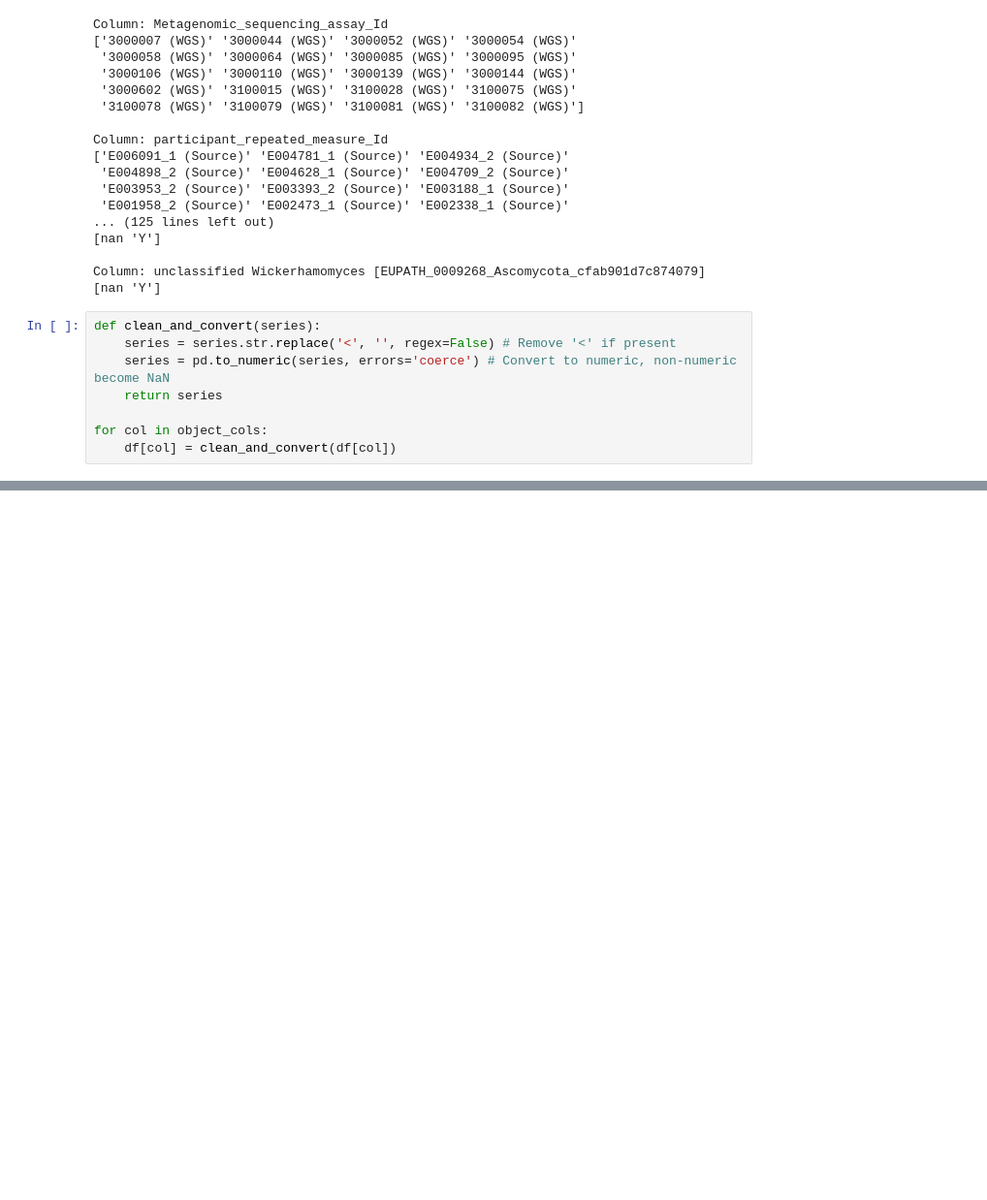
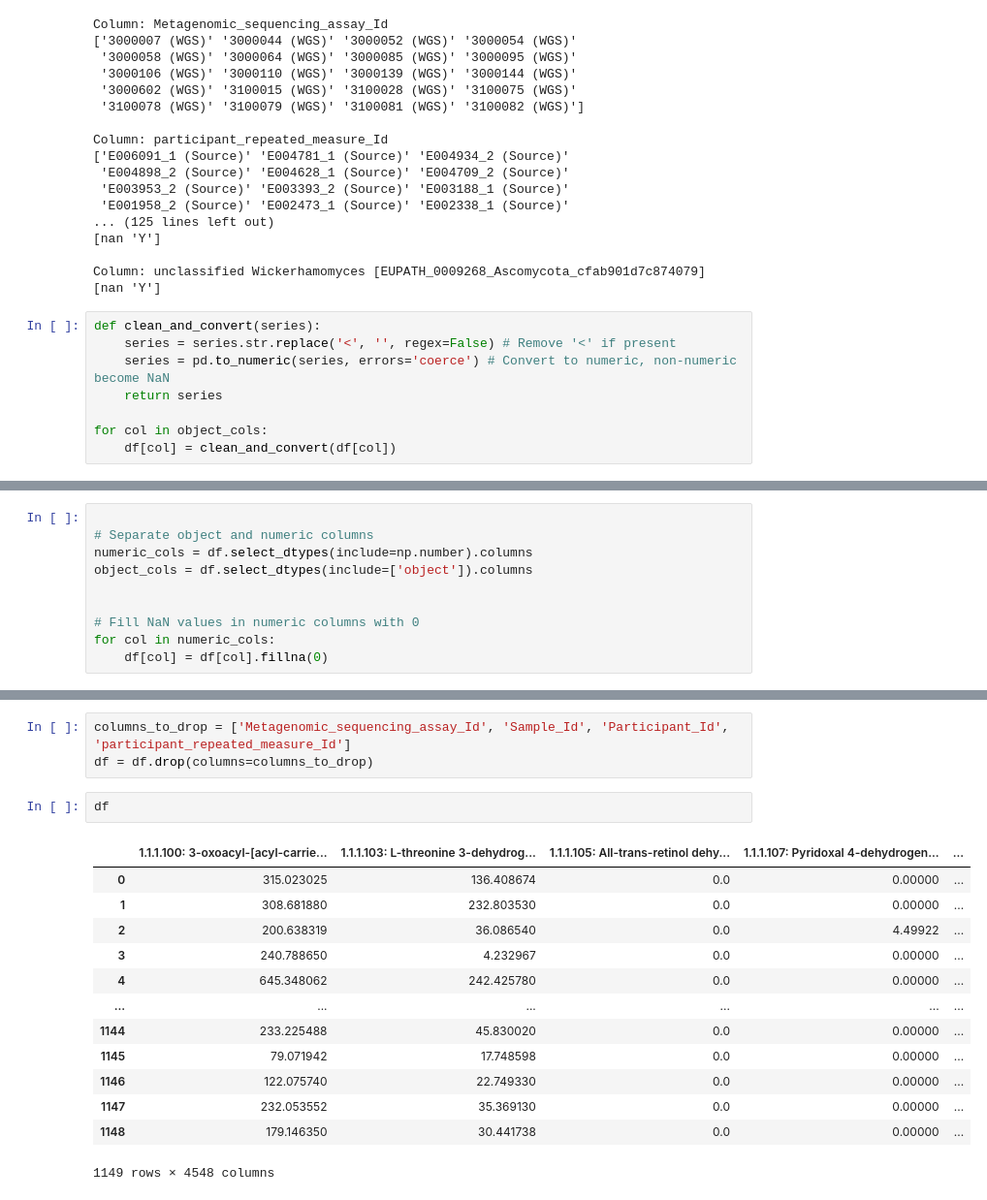
Before and after one commit to dnyaneshgawari63/16s_rRNA, a Jupyter notebook: EDA.ipynb, the cells around one changed output, grey strips where cells are left out. Shown at 97% size. Drawn from its saved outputs; the diff is of its cells as text; blank space fills up the shorter version.

```diff
--- a/EDA.ipynb
+++ b/EDA.ipynb
@@ -123,0 +129,10 @@ Warning: 'group_column' not found. Skipping box plots.
+# %%
+
+# Separate object and numeric columns
+numeric_cols = df.select_dtypes(include=np.number).columns
+object_cols = df.select_dtypes(include=['object']).columns
+
+
+# Fill NaN values in numeric columns with 0
+for col in numeric_cols:
+    df[col] = df[col].fillna(0)
@@ -123,0 +336,19 @@ Warning: 'group_column' not found. Skipping box plots.
+# %%
+columns_to_drop = ['Metagenomic_sequencing_assay_Id', 'Sample_Id', 'Participant_Id', 'participant_repeated_measure_Id']
+df = df.drop(columns=columns_to_drop)
+# %%
+df
+# %% [output]
+|  | 1.1.1.100: 3-oxoacyl-[acyl-carrie... | 1.1.1.103: L-threonine 3-dehydrog... | 1.1.1.105: All-trans-retinol dehy... | 1.1.1.107: Pyridoxal 4-dehydrogen... | ... |
+| 0 | 315.023025 | 136.408674 | 0.0 | 0.00000 | ... |
+| 1 | 308.681880 | 232.803530 | 0.0 | 0.00000 | ... |
+| 2 | 200.638319 | 36.086540 | 0.0 | 4.49922 | ... |
+| 3 | 240.788650 | 4.232967 | 0.0 | 0.00000 | ... |
+| 4 | 645.348062 | 242.425780 | 0.0 | 0.00000 | ... |
+| ... | ... | ... | ... | ... | ... |
+| 1144 | 233.225488 | 45.830020 | 0.0 | 0.00000 | ... |
+| 1145 | 79.071942 | 17.748598 | 0.0 | 0.00000 | ... |
+| 1146 | 122.075740 | 22.749330 | 0.0 | 0.00000 | ... |
+| 1147 | 232.053552 | 35.369130 | 0.0 | 0.00000 | ... |
+| 1148 | 179.146350 | 30.441738 | 0.0 | 0.00000 | ... |
+1149 rows × 4548 columns
```
Also changed, not shown: parts of 12 cells of this notebook.
